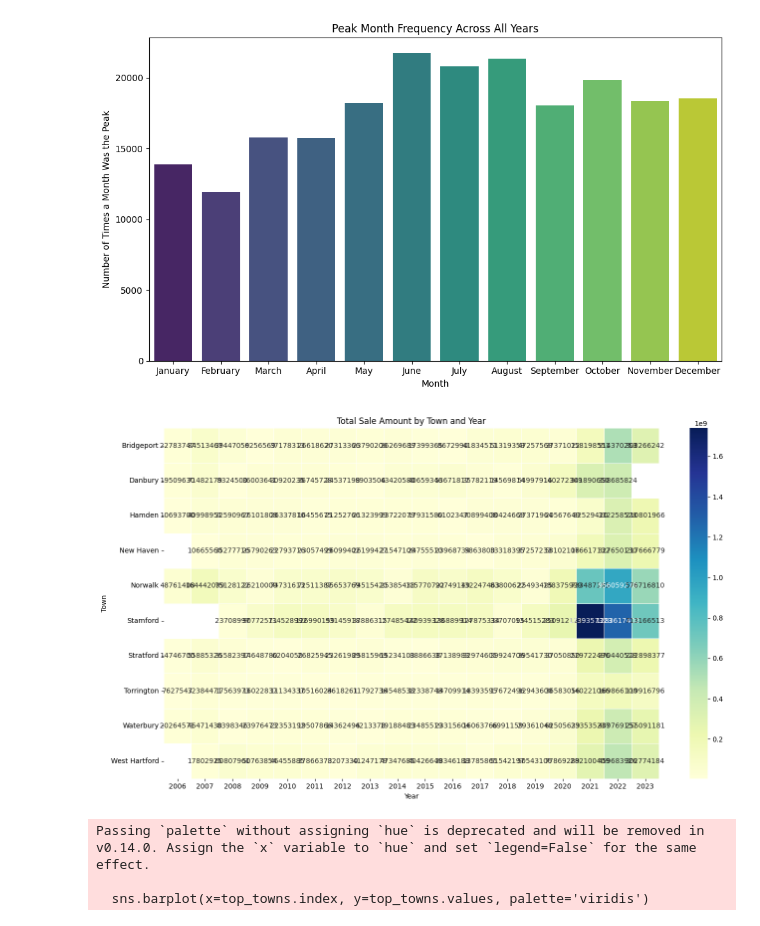
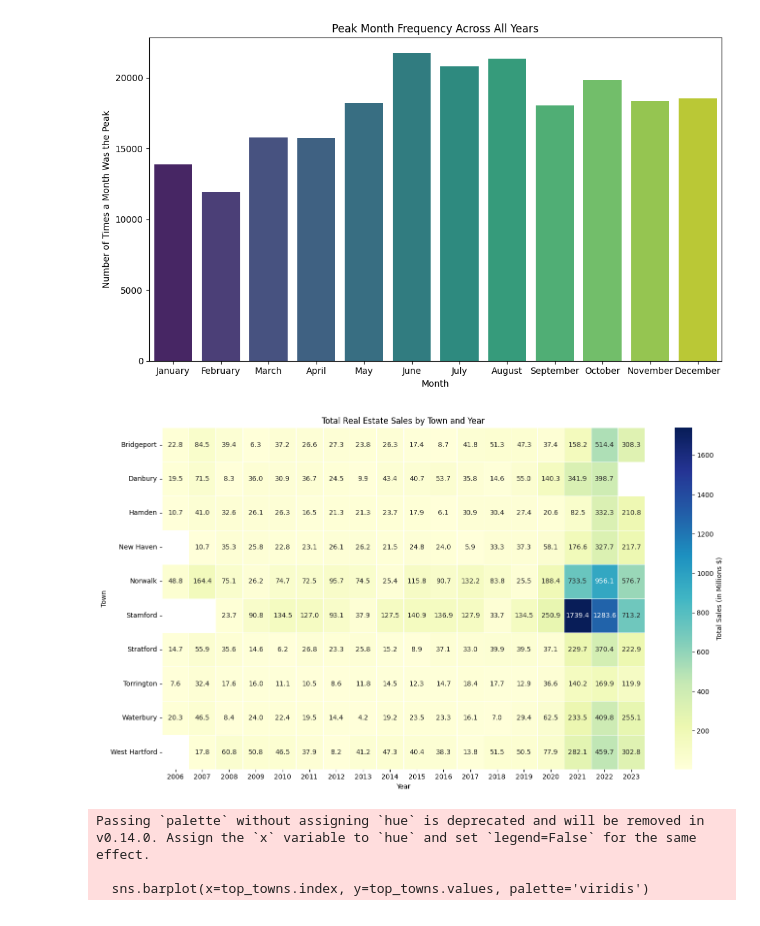
Before and after one commit to kthanikonda/DataWithPython, a Jupyter notebook: Real_Estate_Project-2.ipynb, the cells around one changed output. Drawn from its saved outputs; the diff is of its cells as text; code cells hidden in the pictures.

```diff
--- a/Real_Estate_Project-2.ipynb
+++ b/Real_Estate_Project-2.ipynb
@@ -677,32 +677,40 @@ Passing `palette` without assigning `hue` is deprecated and will be removed in v
 # %%
 
 real_estate_df['Year'] = real_estate_df['Date Recorded'].dt.year
 
 # Drop rows with missing Town, Year, or Sale Amount
 df_filtered = real_estate_df.dropna(subset=['Town', 'Year', 'Sale Amount'])
 
 # Step 1: Get top 10 towns by total number of records
 top_towns = df_filtered['Town'].value_counts().nlargest(10).index
 
 # Step 2: Filter for those towns only
 df_top_towns = df_filtered[df_filtered['Town'].isin(top_towns)]
 
 # Step 3: Group by Town and Year and sum Sale Amount
 grouped = df_top_towns.groupby(['Town', 'Year'])['Sale Amount'].sum().reset_index()
 
 # Step 4: Pivot table to create heatmap-ready structure
 heatmap_data = grouped.pivot(index='Town', columns='Year', values='Sale Amount')
 
 # Step 5: Plot heatmap
 plt.figure(figsize=(14, 8))
-sns.heatmap(heatmap_data, cmap='YlGnBu', linewidths=0.5, annot=True, fmt='.0f')
-plt.title('Total Sale Amount by Town and Year')
+sns.heatmap(
+    heatmap_data / 1e6,  # Convert to millions
+    cmap='YlGnBu',
+    linewidths=0.5,
+    annot=True,
+    fmt='.1f',           # One decimal place
+    cbar_kws={'label': 'Total Sales (in Millions $)'}
+)
+
+plt.title('Total Real Estate Sales by Town and Year')
 plt.xlabel('Year')
 plt.ylabel('Town')
 plt.tight_layout()
 plt.show()
 # %% [output]
-[figure, old version]
+[figure, new version]
 # %%
 
 top_towns = df.groupby('Town')['Sale Amount'].mean().sort_values(ascending=False).head(10)
```
